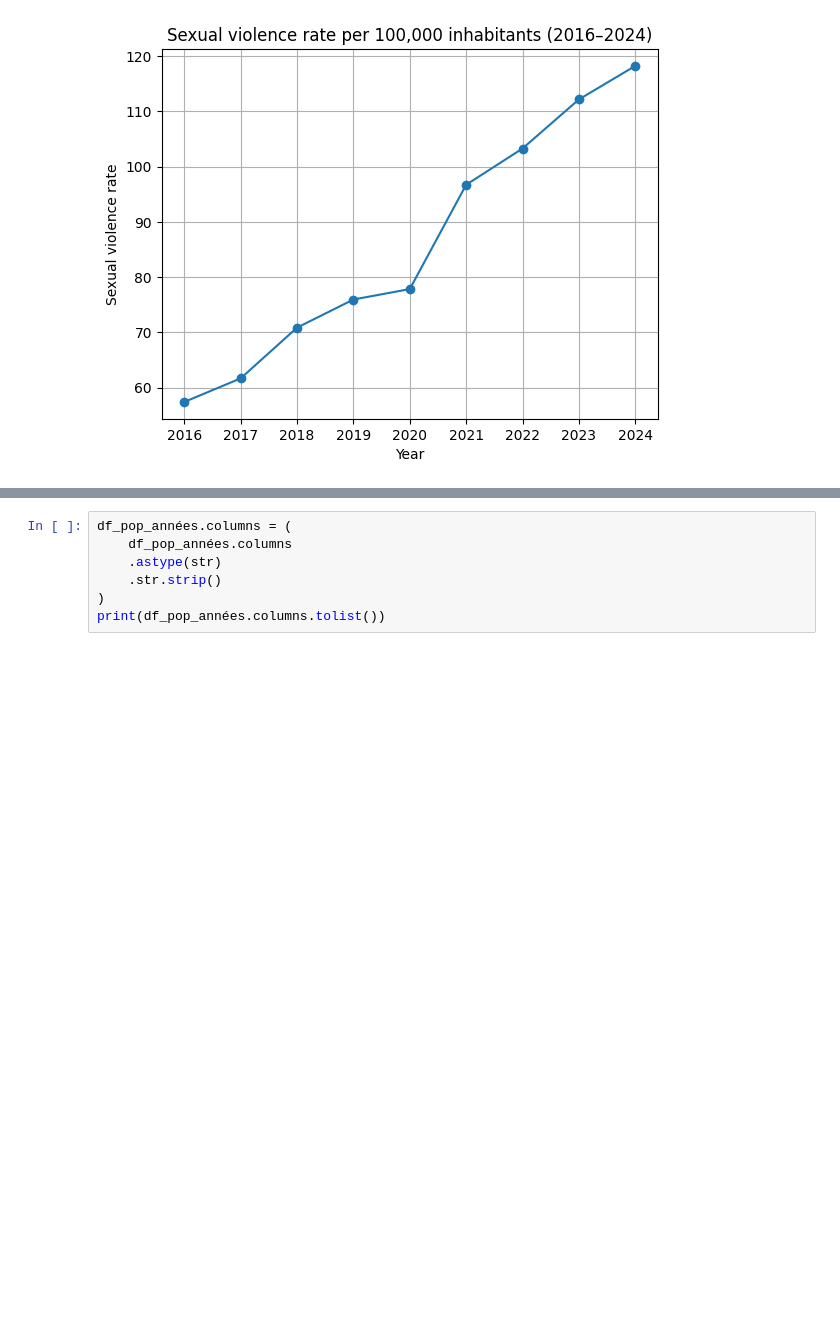
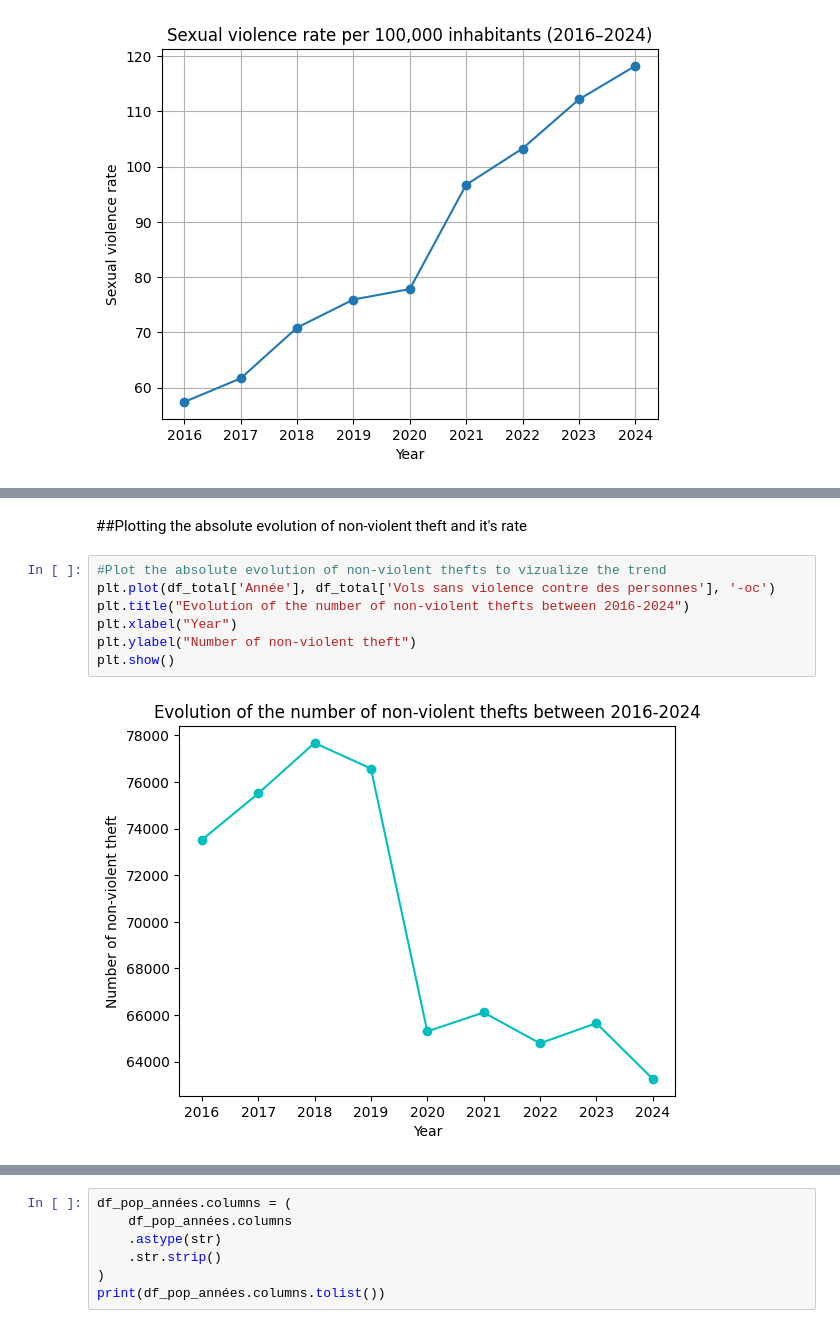
Before and after one commit to luciedum-dot/Intro-to-data-analysis-with-Python---Final-Project, a Jupyter notebook: Evolutions_of_Criminality_France_2016_2024.ipynb, the cells around one changed output, grey strips where cells are left out. Drawn from its saved outputs; the diff is of its cells as text; blank space fills up the shorter version.

```diff
--- a/Evolutions_of_Criminality_France_2016_2024.ipynb
+++ b/Evolutions_of_Criminality_France_2016_2024.ipynb
@@ -277,0 +333,11 @@ plt.show()
+# %% [markdown]
+##Plotting the absolute evolution of non-violent theft and it's rate
+# %%
+#Plot the absolute evolution of non-violent thefts to vizualize the trend
+plt.plot(df_total['Année'], df_total['Vols sans violence contre des personnes'], '-oc')
+plt.title("Evolution of the number of non-violent thefts between 2016-2024")
+plt.xlabel("Year")
+plt.ylabel("Number of non-violent theft")
+plt.show()
+# %% [output]
+[figure, added]
```
Also changed, not shown: parts of 18 cells of this notebook.
